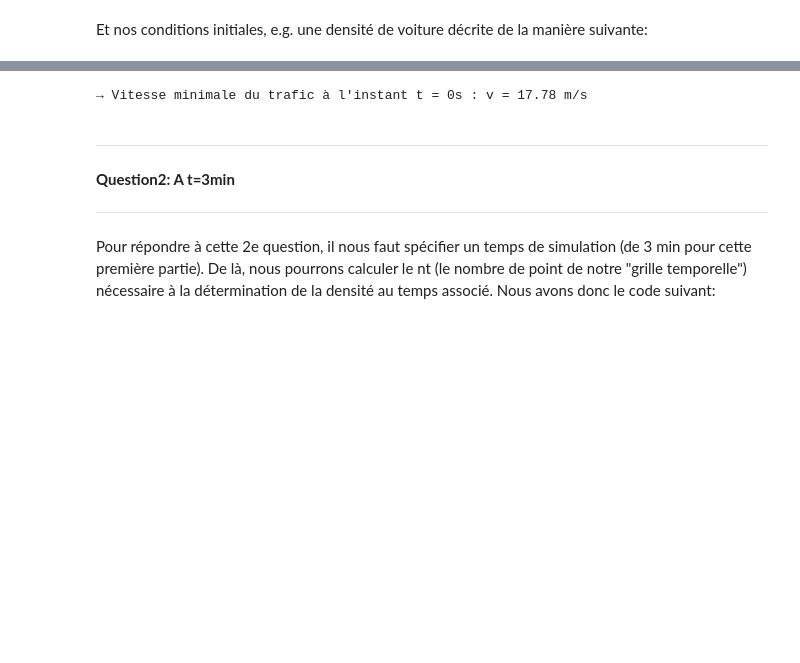
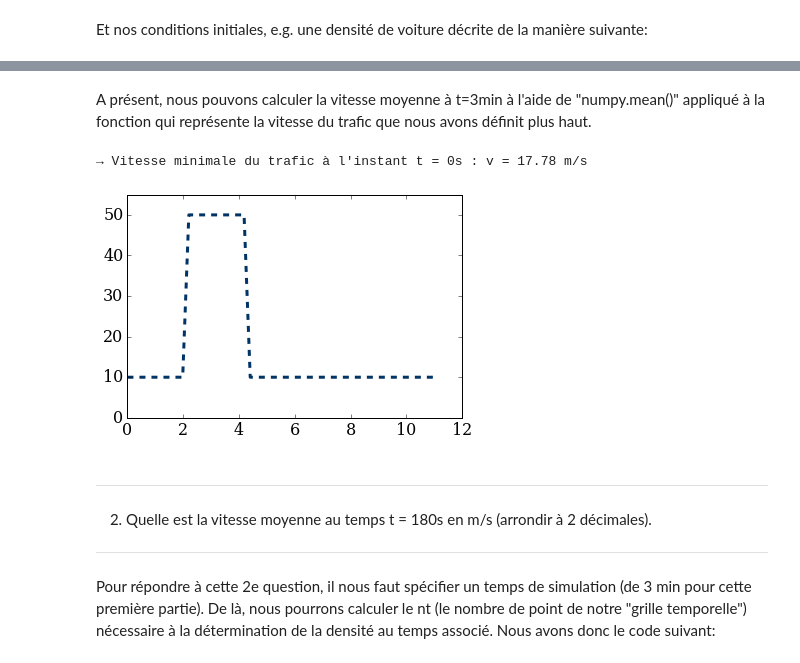
Before and after one commit to ServranckxChristophe/numerical-mooc, a Jupyter notebook: working/Traffic_Flow.ipynb, the cells around one changed output, grey strips where cells are left out. Drawn from its saved outputs; the diff is of its cells as text; code cells hidden in the pictures; blank space fills up the shorter version.

```diff
--- a/working/Traffic_Flow.ipynb
+++ b/working/Traffic_Flow.ipynb
@@ -255,0 +276,2 @@ Dès lors, nous pouvons utiliser cette fonction ainsi que l'une des fonction de
+# %% [markdown]
+A présent, nous pouvons calculer la vitesse moyenne à t=3min à l'aide de "numpy.mean()" appliqué à la fonction qui représente la vitesse du trafic que nous avons définit plus haut.
@@ -256,12 +322,17 @@ Dès lors, nous pouvons utiliser cette fonction ainsi que l'une des fonction de
+# %%
+CL=10
+u=numpy.empty(3)
 # %%
-v_min= min(v(rho0))*10/36   # Où le facteur "10/36" est un facteur de convertion des unités
-print("→ Vitesse minimale du trafic à l'instant t = 0s : v =",round(v_min,2),"m/s")
+t_sim=0
+evo(CL,t_sim,v_max,v)
+print ("→ Vitesse minimale du trafic à l'instant t = 0s : v =",round(u[0]*10/36,2),"m/s")
 # %% [output]
 → Vitesse minimale du trafic à l'instant t = 0s : v = 17.78 m/s
+[figure, added]
-# %% [markdown]
----
-**Question2: A t=3min**
-
----
+# %% [markdown]
+---
+2) Quelle est la vitesse moyenne au temps t = 180s en m/s (arrondir à 2 décimales).
+
+---
 # %% [markdown]
 Pour répondre à cette 2e question, il nous faut spécifier un temps de simulation (de 3 min pour cette première partie). De là, nous pourrons calculer le nt (le nombre de point de notre "grille temporelle") nécessaire à la détermination de la densité au temps associé. Nous avons donc le code suivant:
```
Also changed, not shown: parts of 91 cells of this notebook.
